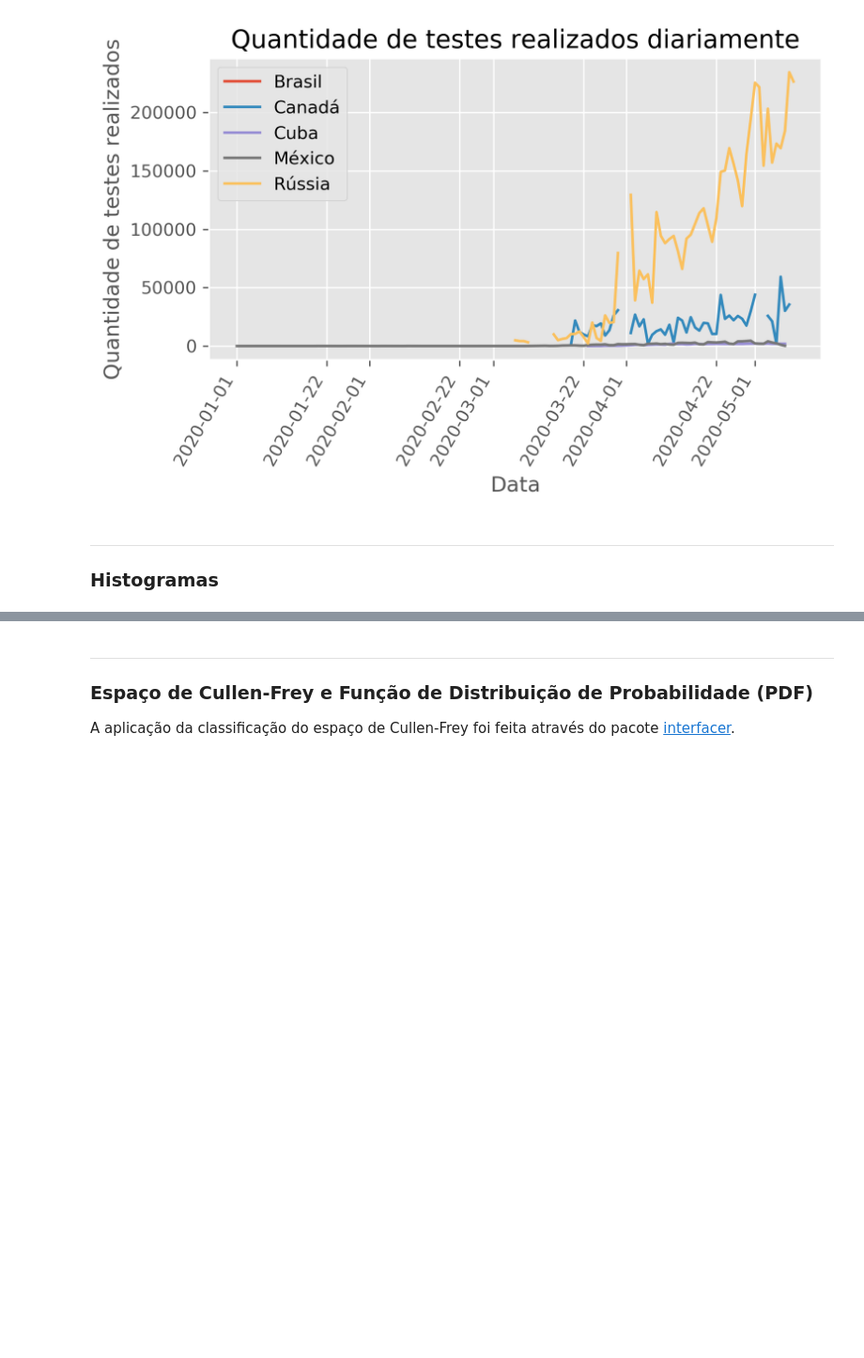
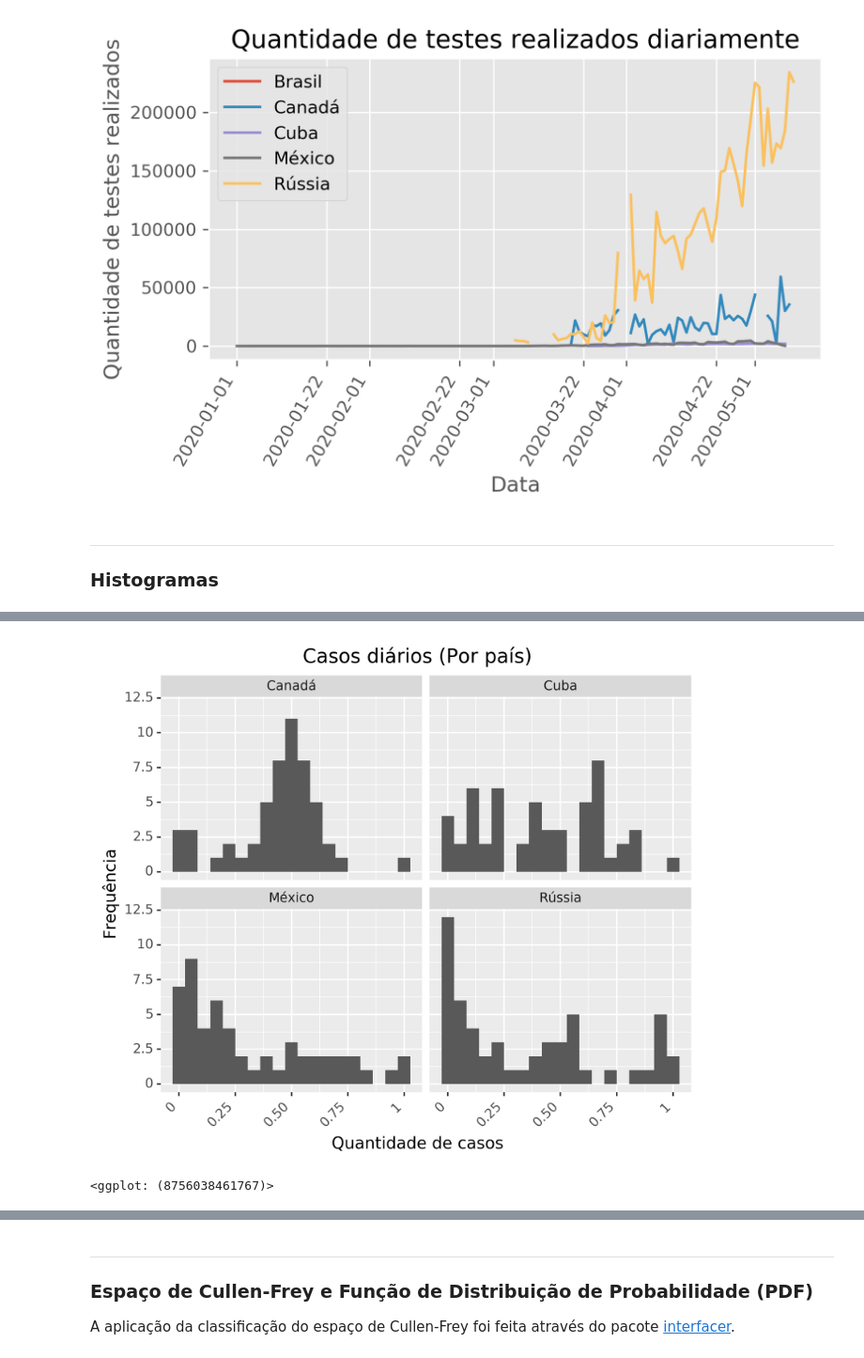
Before and after one commit to cmath-covid/trabalho-grupo-azul-CAP239, a Jupyter notebook: 2_analise_visualizacao_dos_dados/template.ipynb, the cells around one changed output, grey strips where cells are left out. Shown at 94% size. Drawn from its saved outputs; the diff is of its cells as text; code cells hidden in the pictures; blank space fills up the shorter version.

```diff
--- a/2_analise_visualizacao_dos_dados/template.ipynb
+++ b/2_analise_visualizacao_dos_dados/template.ipynb
@@ -257,0 +248,6 @@ labelerfnc = lambda x: NAMES[x]
+# %%
+plot_histogram_bycountry(_data, 'new_cases', 'Casos diários (Por país)',
+                                                             'Quantidade de casos', 'Frequência')
+# %% [output]
+[figure, added]
+<ggplot: (8756038461767)>
```
Also changed, not shown: parts of 30 cells of this notebook.
